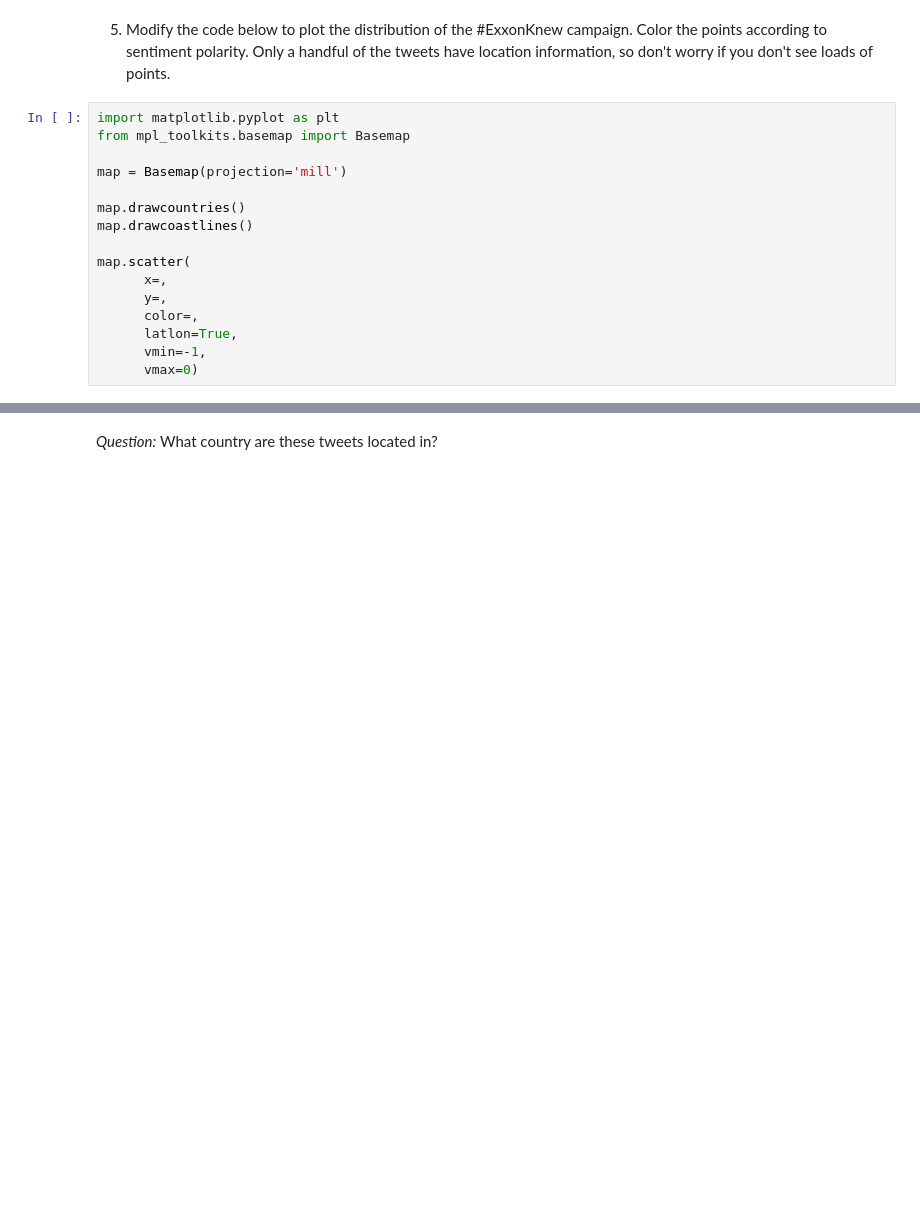
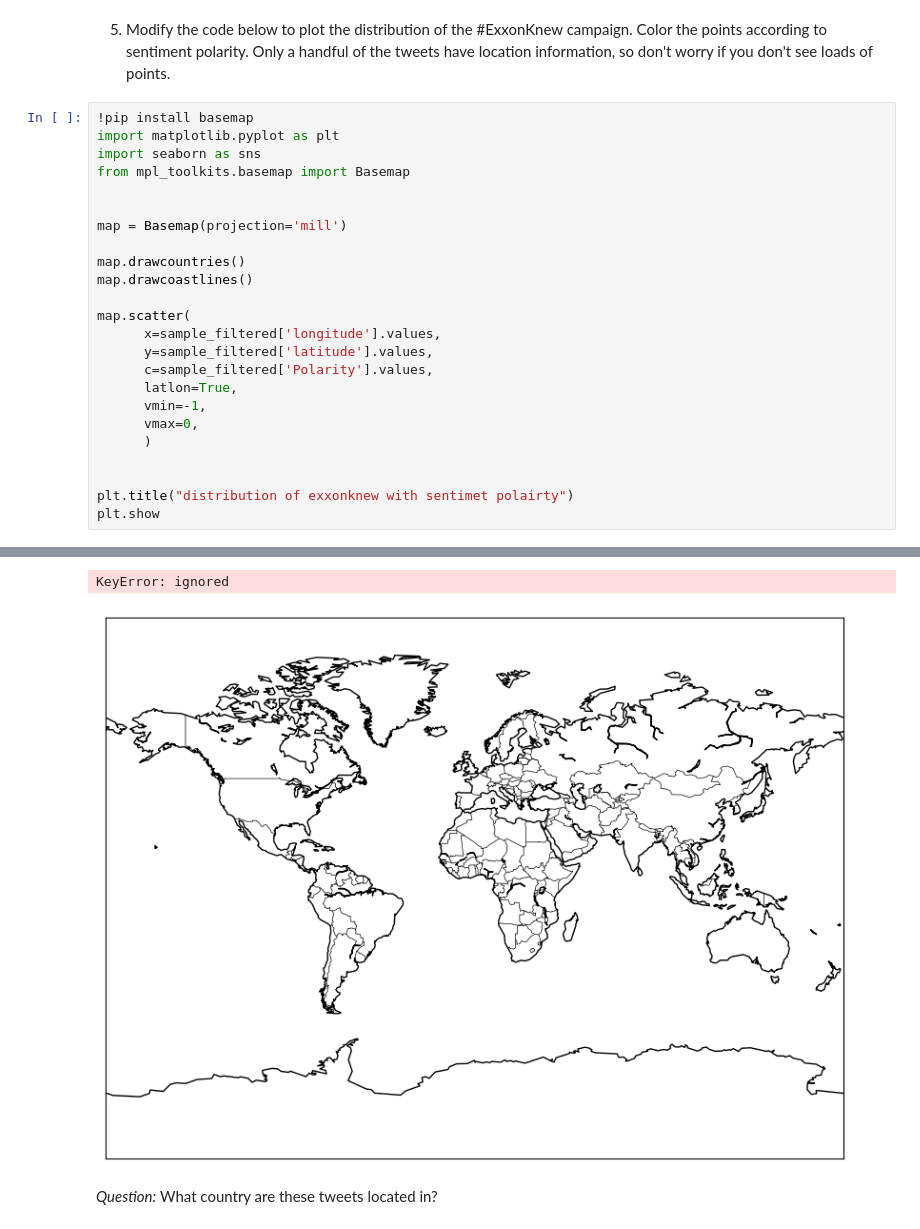
Before and after one commit to wilsonliu222/QM-2, a Jupyter notebook: notebooks/W04. Natural Language Processing.ipynb, the cells around one changed output, grey strips where cells are left out. Saved outputs shown, nothing was run; the diff lists cells and outputs as text; blank space fills up the shorter version.

```diff
--- a/notebooks/W04. Natural Language Processing.ipynb
+++ b/notebooks/W04. Natural Language Processing.ipynb
@@ -509,8 +649,11 @@ sample
 # %% [markdown]
 5. Modify the code below to plot the distribution of the #ExxonKnew campaign. Color the points according to sentiment polarity. Only a handful of the tweets have location information, so don't worry if you don't see loads of points.
 # %%
+!pip install basemap
 import matplotlib.pyplot as plt
+import seaborn as sns
 from mpl_toolkits.basemap import Basemap
+
 
 map = Basemap(projection='mill')
 
@@ -518,10 +661,15 @@ map.drawcountries()
 map.drawcoastlines()
 
 map.scatter(
-      x=,
-      y=,
-      color=,
+      x=sample_filtered['longitude'].values,
+      y=sample_filtered['latitude'].values,
+      c=sample_filtered['Polarity'].values,
       latlon=True,
       vmin=-1,
-      vmax=0)
+      vmax=0,
+      )
+
+
+plt.title("distribution of exxonknew with sentimet polairty")
+plt.show
 # %% [output]
@@ -529,2 +692,4 @@ SyntaxError: ignored
+KeyError: ignored
+[figure, added]
 # %% [markdown]
 *Question:* What country are these tweets located in?
```
Also changed, not shown: parts of 22 cells of this notebook.
